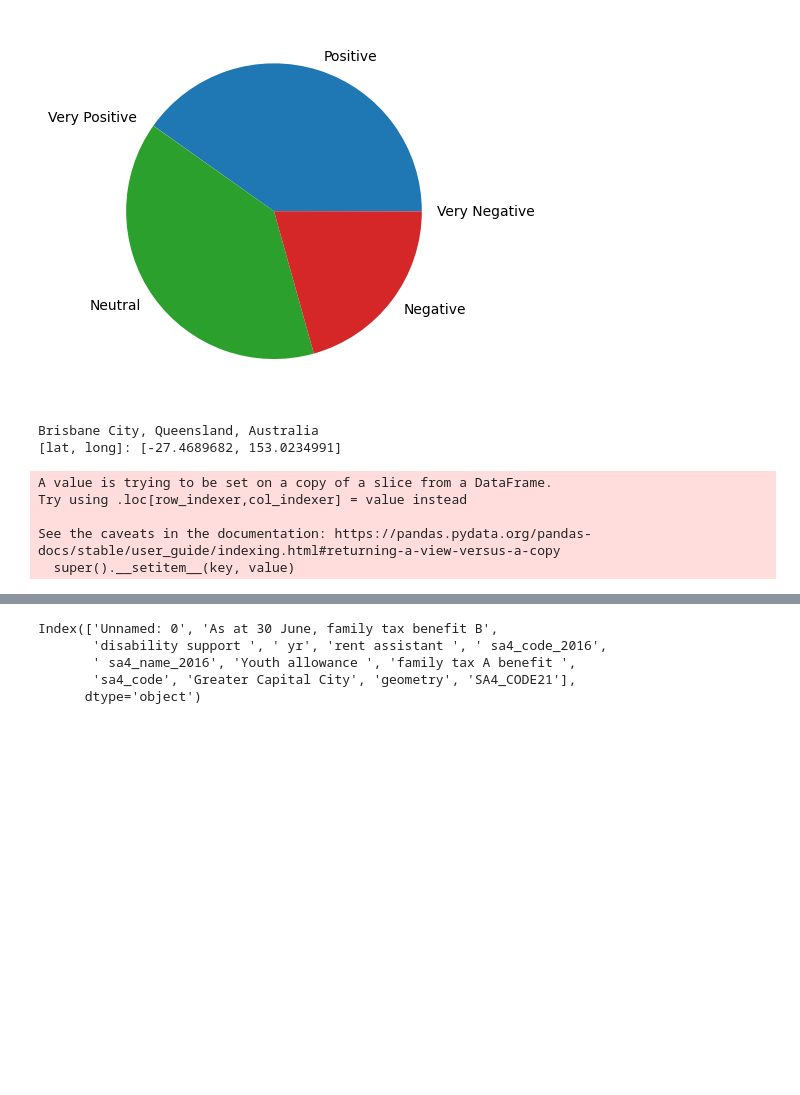
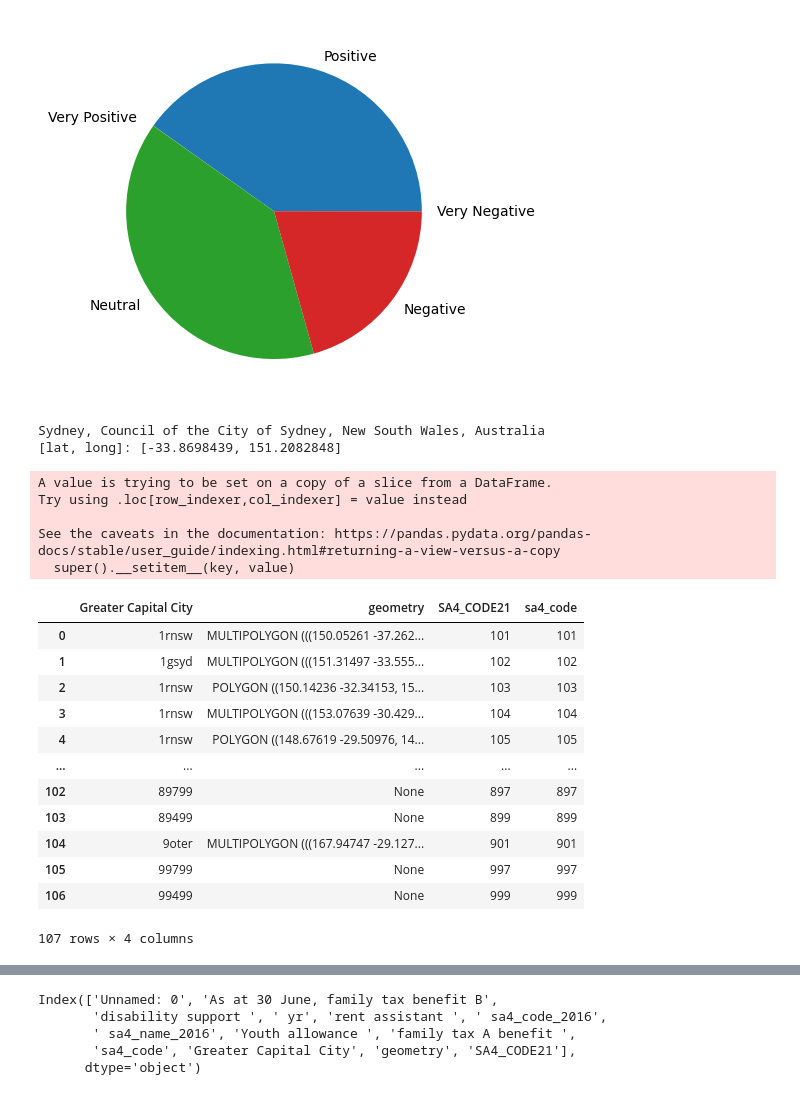
Before and after one commit to comp90024-group70/awesome-spider, a Jupyter notebook: Data_analysis.ipynb, the cells around one changed output, grey strips where cells are left out. Cells and saved outputs as stored; diff of their text form; code cells hidden in the pictures; blank space fills up the shorter version.

```diff
--- a/Data_analysis.ipynb
+++ b/Data_analysis.ipynb
@@ -61,15 +72,15 @@ The number of negative is 499873: 0.20643974826123246
 The number of very negative is 271: 0.00011191877092540305
 [figure]
 # %%
-city = "brisbane"
+city = "sydney"
 # get location
 locator = geopy.geocoders.Nominatim(user_agent="My app")
 city = locator.geocode(city)
 location = [city.latitude, city.longitude]
 print(city, "\n[lat, long]:", location)
 # %% [output]
-Brisbane City, Queensland, Australia
-[lat, long]: [-27.4689682, 153.0234991]
+Sydney, Council of the City of Sydney, New South Wales, Australia
+[lat, long]: [-33.8698439, 151.2082848]
 # %%
 sf_gcc = gpd.read_file("../Data/gcc_sf/GCCSA_2021_AUST_GDA2020.shp")
 sf_gcc['Greater Capital City'] = sf_gcc['GCC_CODE21'].str.lower()
@@ -106,6 +117,22 @@ Try using .loc[row_indexer,col_indexer] = value instead
 
 See the caveats in the documentation: https://pandas.pydata.org/pandas-docs/stable/user_guide/indexing.html#returning-a-view-versus-a-copy
   super().__setitem__(key, value)
+# %%
+sf_sa4_
+# %% [output]
+|  | Greater Capital City | geometry | SA4_CODE21 | sa4_code |
+| 0 | 1rnsw | MULTIPOLYGON (((150.05261 -37.262... | 101 | 101 |
+| 1 | 1gsyd | MULTIPOLYGON (((151.31497 -33.555... | 102 | 102 |
+| 2 | 1rnsw | POLYGON ((150.14236 -32.34153, 15... | 103 | 103 |
+| 3 | 1rnsw | MULTIPOLYGON (((153.07639 -30.429... | 104 | 104 |
+| 4 | 1rnsw | POLYGON ((148.67619 -29.50976, 14... | 105 | 105 |
+| ... | ... | ... | ... | ... |
+| 102 | 89799 | None | 897 | 897 |
+| 103 | 89499 | None | 899 | 899 |
+| 104 | 9oter | MULTIPOLYGON (((167.94747 -29.127... | 901 | 901 |
+| 105 | 99799 | None | 997 | 997 |
+| 106 | 99499 | None | 999 | 999 |
+107 rows × 4 columns
 # %%
 m_Twitterall = folium.Map(location=[-20.81,124.96], zoom_start=5)
 c = folium.Choropleth(
```
Also changed, not shown: parts of 14 cells of this notebook.
